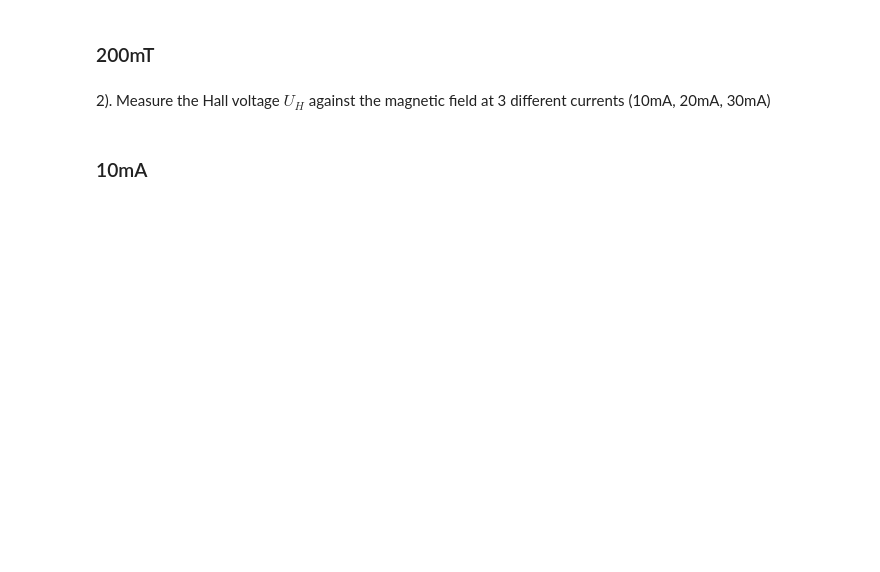
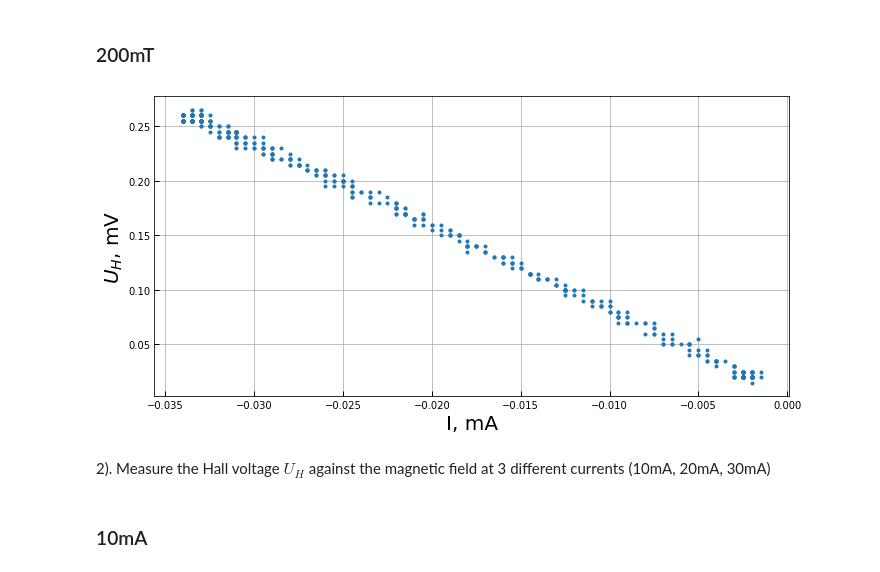
Before and after one commit to bbuusshh/uniStuttgartLabs, a Jupyter notebook: HallEffect.ipynb, the cells around one changed output. Cells and saved outputs as stored; diff of their text form; code cells hidden in the pictures; blank space fills up the shorter version.

```diff
--- a/HallEffect.ipynb
+++ b/HallEffect.ipynb
@@ -96,11 +99,11 @@ plotName = "Uh100mT"
 # %% [markdown]
 ### 200mT
 # %%
-data = pd.read_csv(folder + "1pdoped200mT.csv")
-x = data[data.columns[0]]
-y = data[data.columns[1]]
+x, y = hallEffectOpenTxtWithData(folder, "Task1_200mT.txt")
 plotName = "Uh200mT"
-# fig, ax = plotter.simplePlot(x, y, errorX, errorY, xLabel, yLabel, plotName)
+fig, ax = plotter.simplePlot(x, y, errorX, errorY, xLabel, yLabel, plotName)
+# %% [output]
+[figure, added]
 # %% [markdown]
 2). Measure the Hall voltage $U_H$ against the magnetic field at 3 different currents (10mA, 20mA, 30mA)
 # %%
```
Also changed, not shown: parts of 30 cells of this notebook, 11 other files.
